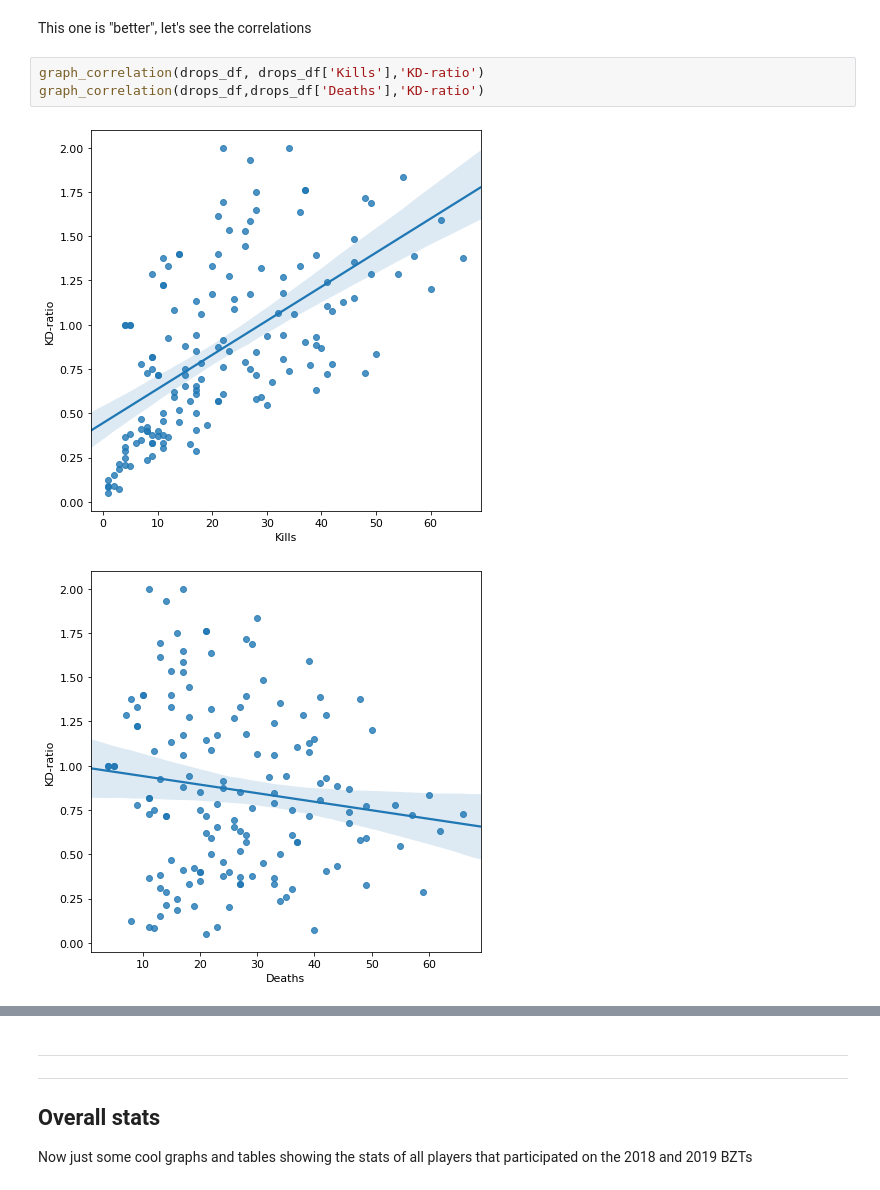
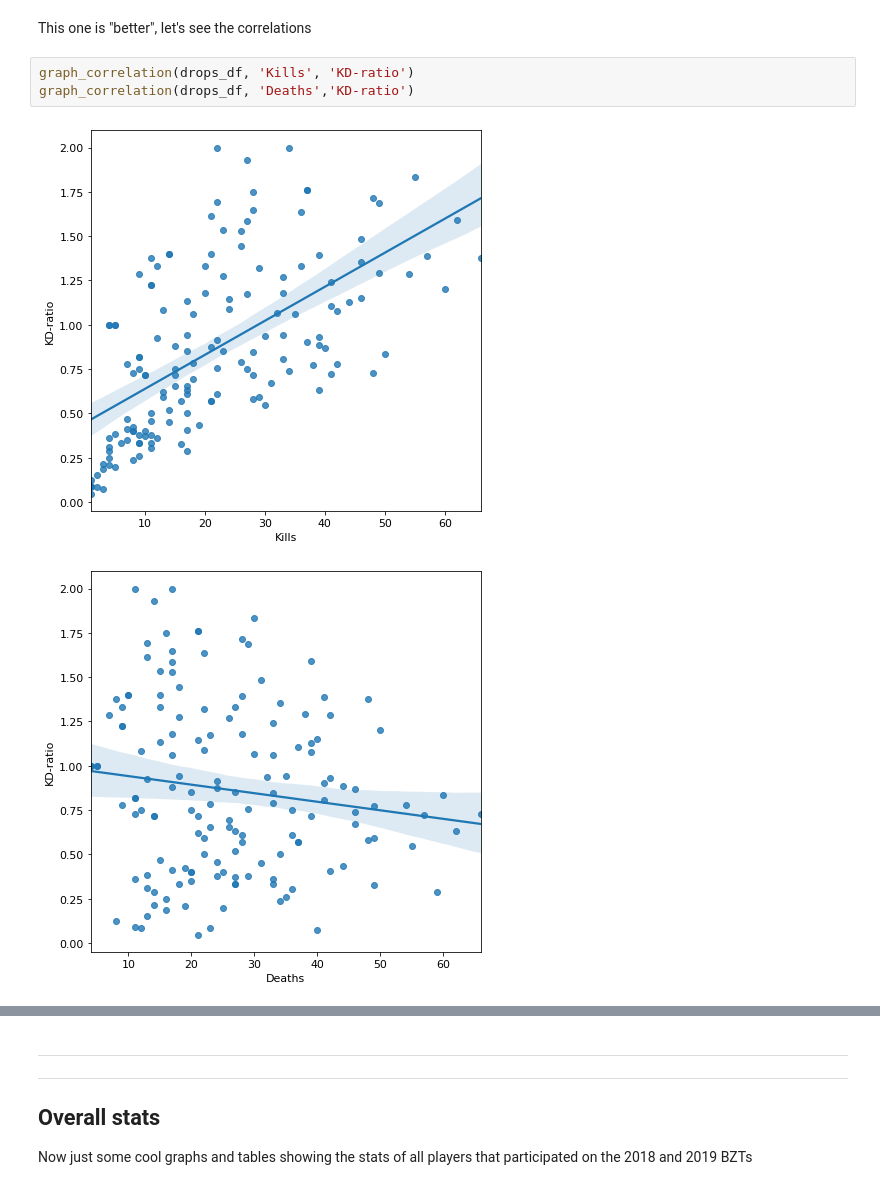
Before and after one commit to fedebenelli/Battlezone-Stats, a Jupyter notebook: BZR-Points.ipynb, the cells around one changed output, grey strips where cells are left out. Saved outputs shown, nothing was run; the diff lists cells and outputs as text.

```diff
--- a/BZR-Points.ipynb
+++ b/BZR-Points.ipynb
@@ -214,11 +218,11 @@ graph_dispersion(drops_df['KD-ratio'])
 # %% [markdown]
 This one is "better", let's see the correlations
 # %%
-graph_correlation(drops_df, drops_df['Kills'],'KD-ratio')
-graph_correlation(drops_df,drops_df['Deaths'],'KD-ratio')
+graph_correlation(drops_df, 'Kills', 'KD-ratio')
+graph_correlation(drops_df, 'Deaths','KD-ratio')
 # %% [output]
-[figure, old version]
+[figure, new version]
-[figure, old version]
+[figure, new version]
 # %% [markdown]
 ## Partial conclusions
 
```
Also changed, not shown: parts of 9 cells of this notebook, 9 other files.
